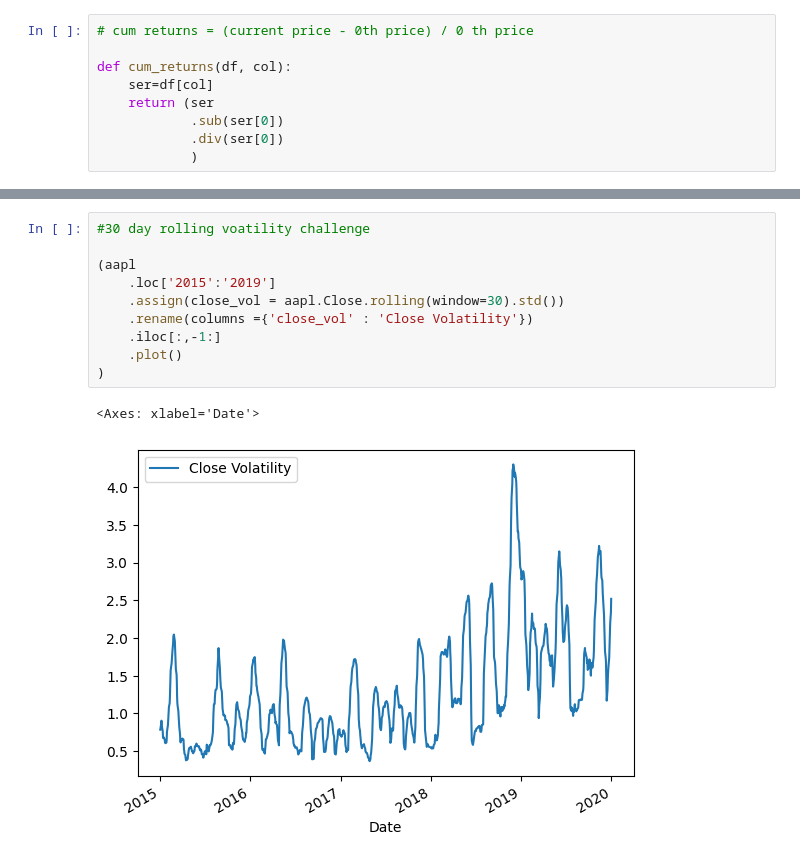
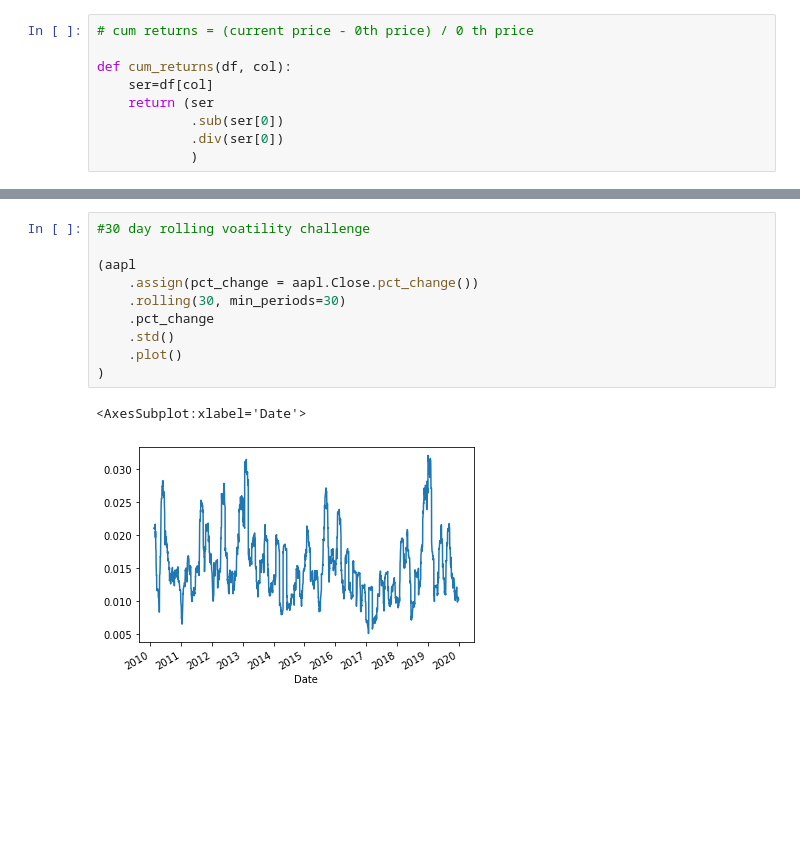
Before and after one commit to matyas-gyu/learning_finance, a Jupyter notebook: learning_finance.ipynb, the cells around one changed output, grey strips where cells are left out. Cells and saved outputs as stored; diff of their text form; blank space fills up the shorter version.

Commit message:
Updated with further graphs and calcs

```diff
--- a/learning_finance.ipynb
+++ b/learning_finance.ipynb
@@ -434,13 +448,13 @@ array([<Axes: xlabel='Date'>, <Axes: xlabel='Date'>], dtype=object)
 # %%
 #30 day rolling voatility challenge
 
 (aapl
-    .loc['2015':'2019']
-    .assign(close_vol = aapl.Close.rolling(window=30).std())
-    .rename(columns ={'close_vol' : 'Close Volatility'})
-    .iloc[:,-1:]
+    .assign(pct_change = aapl.Close.pct_change())
+    .rolling(30, min_periods=30)
+    .pct_change
+    .std()
     .plot()
 )
 # %% [output]
-<Axes: xlabel='Date'>
+<AxesSubplot:xlabel='Date'>
-[figure, old version]
+[figure, new version]
```
Also changed, not shown: parts of 26 cells of this notebook, 1 other file.
